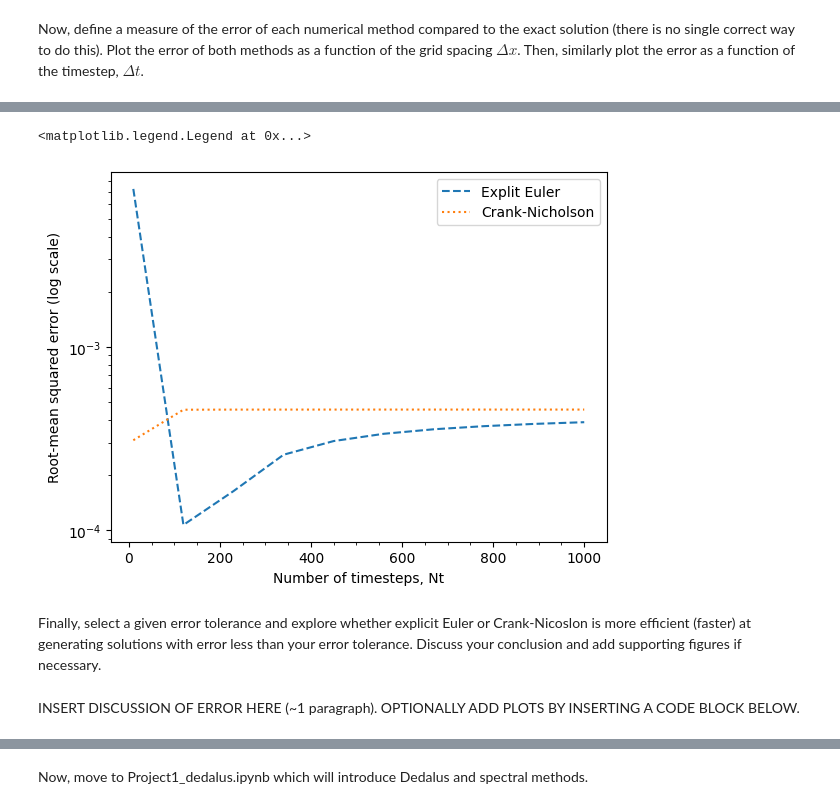
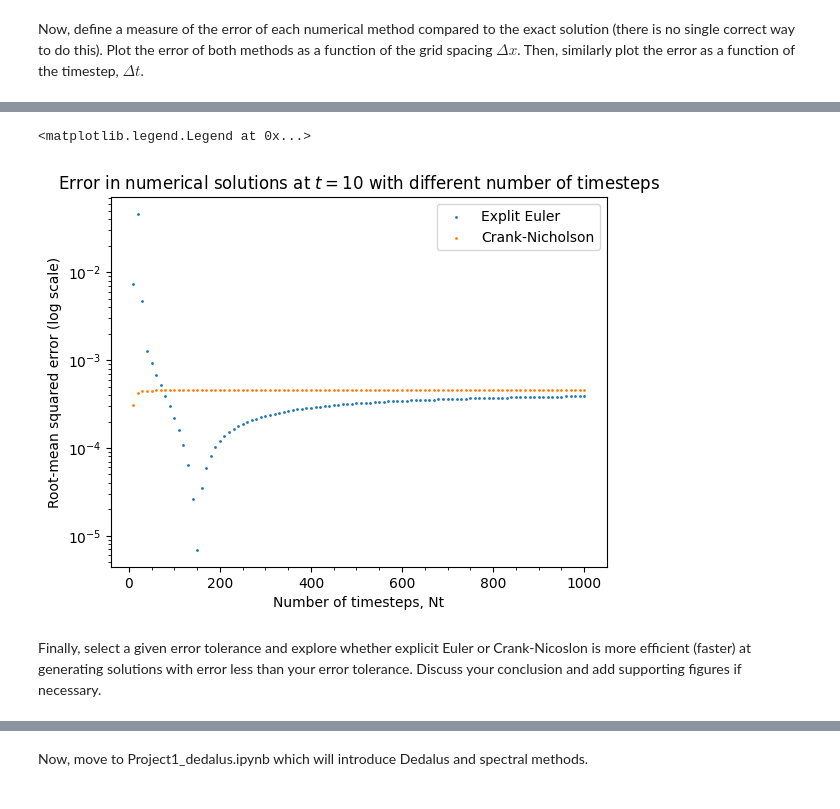
Before and after one commit to sjg230/QCES_LNM, a Jupyter notebook: Project1_numerical_methods.ipynb, the cells around one changed output, grey strips where cells are left out. Saved outputs shown, nothing was run; the diff lists cells and outputs as text; code cells hidden in the pictures.

Commit message:
Done! Option to add detail in last paragraph (but I've answered it thoroughly with plots)

```diff
--- a/Project1_numerical_methods.ipynb
+++ b/Project1_numerical_methods.ipynb
@@ -30,7 +30,8 @@ from matplotlib.ticker import (MultipleLocator, AutoMinorLocator)
 
 Now, define two functions to timestep the diffusion equation. The code below timesteps the diffusion equation using the expicit Euler method. The function takes in a vector of discrete positions, `x`, discrete times, `t`, and the diffusivity, `kappa`. The vectors `x` and `t` dictate the discretization of the problem in space and time, and the grid spacing must be constant in space and time. The boundary conditions are $\partial_x c=0$ at the starting and ending points in `x`.
 # %%
-def EE(x, t, kappa):
+#@title Explicit Euler function
+def EE(x, t, kappa, output=True):
 # This function timesteps the diffusion equation with homogeneous Neumann boundary conditions
 # using the explicit Euler and second order finite difference methods
 
@@ -61,13 +62,15 @@ def EE(x, t, kappa):
 
     end_time = time.time()  # Print the elapsed time
 
-    print(f"Explicit Euler method took {end_time - start_time:.2f} seconds")
+    if (output==True):
+      print(f"Explicit Euler method took {end_time - start_time:.2f} seconds")
 
     return c
 # %% [markdown]
 Similarly, the function below timesteps the diffusion equation with the Crank-Nicolson method
 # %%
-def CN(x, t, kappa):
+#@title Crank-Nicholson function
+def CN(x, t, kappa, output=True):
 # This function timesteps the diffusion equation with homogeneous Neumann boundary conditions
 # using the explicit Euler and second order finite difference methods
     start_time = time.time()  # Start a timer
@@ -98,9 +101,12 @@ def CN(x, t, kappa):
         c[0, k] = c[1, k]
         c[-1, k] = c[-2, k]
 
-    end_time = time.time()  # Print the elapsed time
+    end_time = time.time()
 
-    print(f"Crank-Nicolson method took {end_time - start_time:.2f} seconds")
+    # Print the elapsed time if output is set to true
+
+    if (output==True):
+      print(f"Crank-Nicolson method took {end_time - start_time:.2f} seconds")
 
     return c
 # %% [markdown]
@@ -283,7 +271,13 @@ The root-mean squared error for the Crank-Nicolson numerical solution is 0.03372
 # %%
 # Run the simulations for multiple values of Nx
 
-Nx_range  = np.linspace(10, 1000, 10)
+# Reset Nt
+Nt = 1000
+t = np.linspace(t_start, t_end, Nt)
+
+# Define Nx's range
+
+Nx_range  = np.linspace(10, 400, 50)
 RMSE_Nx_EE = np.zeros(len(Nx_range))
 RMSE_Nx_CN = np.zeros(len(Nx_range))
 
@@ -292,8 +286,8 @@ for i, Nx in enumerate(Nx_range):
   x = np.linspace(x_start, x_end, int(Nx))  # Create a vector for x
 
   # Run the simulations
-  c_EE = EE(x, t, kappa) # explicit Euler
-  c_CN = CN(x, t, kappa) # Crank-Nicolson
+  c_EE = EE(x, t, kappa, False) # explicit Euler
+  c_CN = CN(x, t, kappa, False) # Crank-Nicolson
   C_exact = exact_soln(x,kappa) # exact solution with correct number of spatial steps
 
   RMSE_Nx_EE[i] = RMSE(c_EE.T[-1], C_exact)
@@ -341,7 +355,7 @@ x = np.linspace(x_start, x_end, Nx)
 
 # Vary Nt and compute the RMSE
 
-Nt_range  = np.linspace(10, 1000, 10)
+Nt_range  = np.linspace(10, 1000, 100)
 
 RMSE_Nt_EE = np.zeros(len(Nt_range))
 RMSE_Nt_CN = np.zeros(len(Nt_range))
@@ -351,8 +365,8 @@ for i, Nt in enumerate(Nt_range):
   t = np.linspace(t_start, t_end, int(Nt))  # Create a vector of times
 
   # Run the simulations
-  c_EE = EE(x, t, kappa) # explicit Euler
-  c_CN = CN(x, t, kappa) # Crank-Nicolson
+  c_EE = EE(x, t, kappa, output=False) # explicit Euler
+  c_CN = CN(x, t, kappa, output=False) # Crank-Nicolson
   C_exact = exact_soln(x,kappa) # exact solution with correct number of spatial steps
 
   RMSE_Nt_EE[i] = RMSE(c_EE.T[-1], C_exact)
@@ -381,17 +374,18 @@ Crank-Nicolson method took 0.07 seconds
 # %%
 # Plot the variation of RMSE with Nt on a logarithmic scale
 fig, ax = plt.subplots()
-ax.plot(Nx_range, RMSE_Nt_EE, label='Explit Euler', linestyle='--')
-ax.plot(Nx_range, RMSE_Nt_CN, label='Crank-Nicholson', linestyle='dotted')
+# ax.plot(Nx_range, RMSE_Nt_EE, label='Explit Euler', linestyle='--')
+# ax.plot(Nx_range, RMSE_Nt_CN, label='Crank-Nicholson', linestyle='dotted')
+ax.scatter(Nt_range, RMSE_Nt_EE, label='Explit Euler', s=1)
+ax.scatter(Nt_range, RMSE_Nt_CN, label='Crank-Nicholson', s=1)
 ax.set_yscale('log')
 ax.set_xlabel('Number of timesteps, Nt')
 ax.set_ylabel('Root-mean squared error (log scale)')
+ax.set_title('Error in numerical solutions at $t=10$ with different number of timesteps')
 ax.xaxis.set_minor_locator(MultipleLocator(50))
 ax.legend()
 # %% [output]
 <matplotlib.legend.Legend at 0x...>
-[figure, old version]
+[figure, new version]
 # %% [markdown]
 Finally, select a given error tolerance and explore whether explicit Euler or Crank-Nicoslon is more efficient (faster) at generating solutions with error less than your error tolerance. Discuss your conclusion and add supporting figures if necessary.
-# %% [markdown]
-INSERT DISCUSSION OF ERROR HERE (~1 paragraph).  OPTIONALLY ADD PLOTS BY INSERTING A CODE BLOCK BELOW.
```
Also changed, not shown: parts of 16 cells of this notebook.
